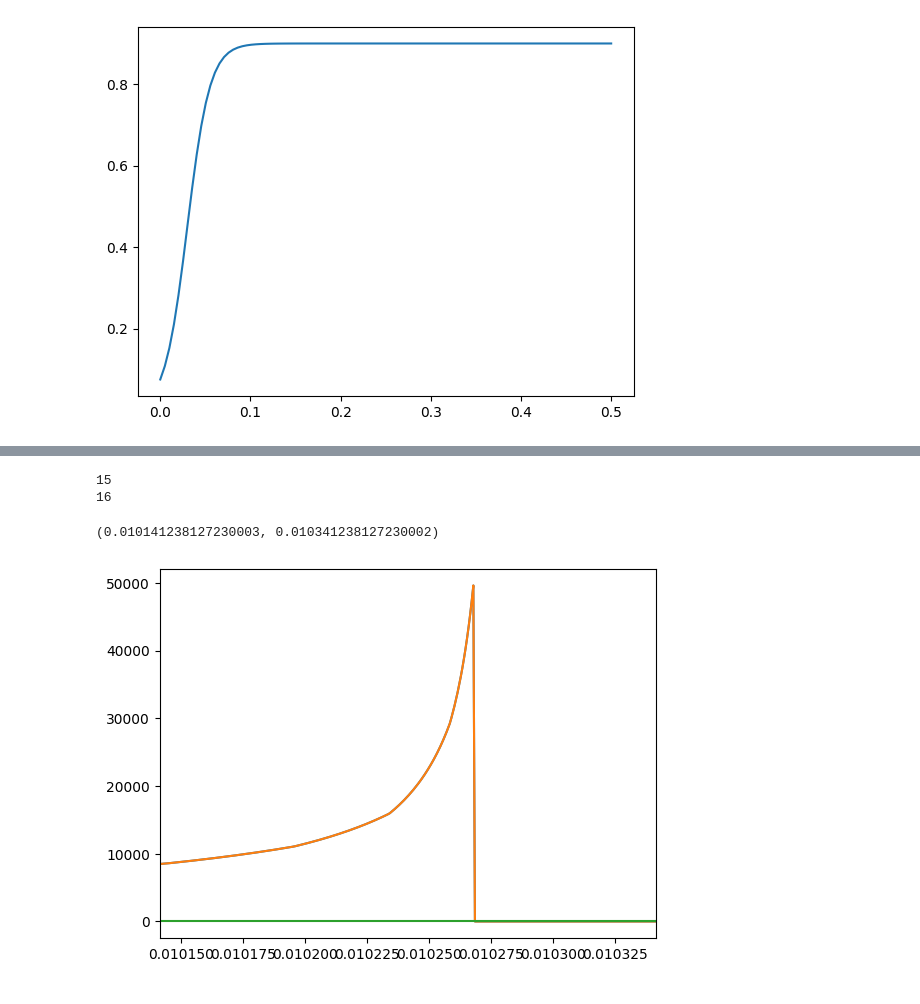
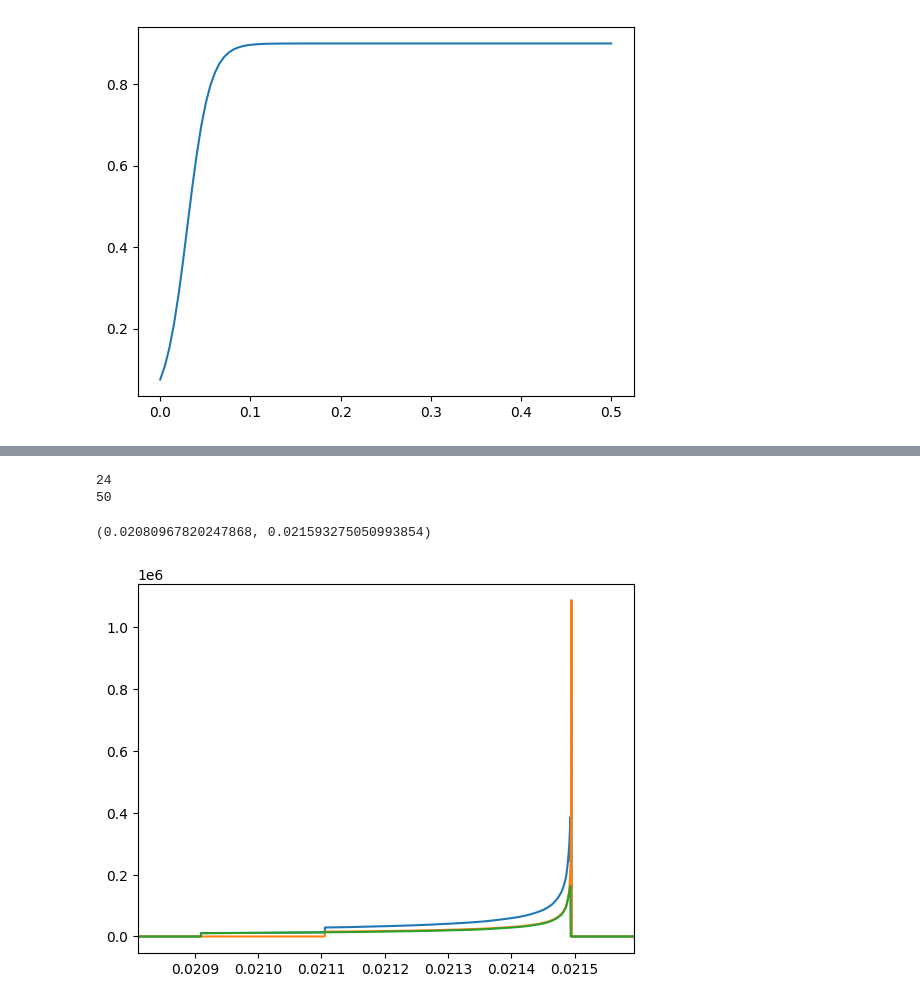
Before and after one commit to Schaeffer-Lab/Dec-2024-Shock-Data, a Jupyter notebook: particle_tracker.ipynb, the cells around one changed output, grey strips where cells are left out. Saved outputs shown, nothing was run; the diff lists cells and outputs as text; code cells hidden in the pictures.

```diff
--- a/particle_tracker.ipynb
+++ b/particle_tracker.ipynb
@@ -134,7 +134,7 @@ def track_particle_2D(
         x_max = 1,
         y_max = 1,
         dynamic_step = False,
-        fine_adjustment = 512):
+        fine_adjustment = 16):
     #initializing variables
     E = (Energy_eV * 1.6e-19)
     x_array = []
@@ -203,6 +203,7 @@ def track_particle_2D(
                 B = uniform_B
                 #grad_B = 1
             R = larmor_radius(E, B, charge_mass_ratio, charge_in_e)
+
             delta_theta_adjusted = delta_d/(R*fine_adjustment)
             delta_xv = R*math.sin(delta_theta_adjusted)
             delta_yv = R*(1-math.cos(delta_theta_adjusted))
@@ -223,10 +224,10 @@ Bdata = 0.9*0.5*(1+np.tanh(40*(Baxes-0.030)))
 IPradius = 0.14
 IPcenter = np.array([0.06,-0.12])
 
-E = 50
+E = 2500
 
 solidangle = 0.002
-N_particles = 91
+N_particles = 51
 thetarange = math.pi*np.linspace(-solidangle,solidangle,N_particles)
 
 plt.plot(Baxes,Bdata)
@@ -358,11 +316,24 @@ for i in range(len(IP_dist_val)):
 print(max_index)
 print(len(IP_dist_val)-1)
 
-if max_index < ((len(IP_dist_val))-3):
-    #print(IP_dist_val[i:])
+if max_index == 0:
+    interpart_dist_a = np.zeros(len(IP_dist_val))
+    interpart_dist_a[0] = 2*(np.abs(IP_dist_val[1]-IP_dist_val[0]))
+    interpart_dist_a[-1] = 2*(np.abs(IP_dist_val[-1]-IP_dist_val[-2]))
+
+    for i in range(len(IP_dist_val)-2):
+        interpart_dist_a[i+1] = np.abs(IP_dist_val[i+2]-IP_dist_val[i+1])+np.abs(IP_dist_val[i+1]-IP_dist_val[i+0])
+
+    IP_linspace = np.linspace(np.min(IP_dist_val)-0.0005,np.max(IP_dist_val)+0.0005,5000)
+    interp_interpart_a = np.interp(IP_linspace, np.flip(IP_dist_val), np.flip(interpart_dist_a), left=1e7, right=1e7)
+
+    Particle_Density_a = 1/interp_interpart_a
+    Particle_Density_b = 0*IP_linspace
+    Particle_Density = 1/interp_interpart_a
+elif 2 < max_index < ((len(IP_dist_val))-3):
+
     IP_dist_a = IP_dist_val[:max_index+1]
     IP_dist_b = IP_dist_val[max_index+1:]
-    #print(IP_dist_val[:max_index])
 
     interpart_dist_a = np.zeros(len(IP_dist_a))
     interpart_dist_a[0] = 2*(np.abs(IP_dist_a[1]-IP_dist_a[0]))
@@ -372,41 +343,58 @@ if max_index < ((len(IP_dist_val))-3):
 
     interpart_dist_b = np.zeros(len(IP_dist_b))
     interpart_dist_b[0] = 2*(np.abs(IP_dist_b[1]-IP_dist_b[0]))
     interpart_dist_b[-1] = 2*(np.abs(IP_dist_b[-1]-IP_dist_b[-2]))
     for i in range(len(IP_dist_b)-2):
         interpart_dist_b[i+1] = np.abs(IP_dist_b[i+2]-IP_dist_b[i+1])+np.abs(IP_dist_b[i+1]-IP_dist_b[i+0])
 
     IP_linspace = np.linspace(np.min(IP_dist_val)-0.0005,np.max(IP_dist_val)+0.0005,5000)
     interp_interpart_a = np.interp(IP_linspace, IP_dist_a, interpart_dist_a, left=1e7, right=1e7)
     interp_interpart_b = np.interp(IP_linspace, np.flip(IP_dist_b), np.flip(interpart_dist_b), left=1e7, right=1e7)
 
     Particle_Density_a = 1/interp_interpart_a
     Particle_Density_b = 1/interp_interpart_b
     Particle_Density = 1/interp_interpart_a + 1/interp_interpart_b
-else:
-    IP_dist_a = IP_dist_val[:max_index+1]
-    IP_dist_b = IP_dist_val[max_index+1:]
-    #print(IP_dist_val[:max_index])
+elif max_index < 3:
+    IP_dist_a = IP_dist_val[max_index:]
 
     interpart_dist_a = np.zeros(len(IP_dist_a))
     interpart_dist_a[0] = 2*(np.abs(IP_dist_a[1]-IP_dist_a[0]))
     interpart_dist_a[-1] = 2*(np.abs(IP_dist_a[-1]-IP_dist_a[-2]))
     for i in range(len(IP_dist_a)-2):
         interpart_dist_a[i+1] = np.abs(IP_dist_a[i+2]-IP_dist_a[i+1])+np.abs(IP_dist_a[i+1]-IP_dist_a[i+0])
+
+    IP_linspace = np.linspace(np.min(IP_dist_val)-0.0005,np.max(IP_dist_val)+0.0005,5000)
+    interp_interpart_a = np.interp(IP_linspace, np.flip(IP_dist_a), np.flip(interpart_dist_a), left=1e7, right=1e7)
+
+    Particle_Density_a = 1/interp_interpart_a
+    Particle_Density_b = 0*IP_linspace
+    Particle_Density = 1/interp_interpart_a
+else:
+    IP_dist_a = IP_dist_val[:max_index+1]
+
+    interpart_dist_a = np.zeros(len(IP_dist_a))
+    interpart_dist_a[0] = 2*(np.abs(IP_dist_a[1]-IP_dist_a[0]))
+    interpart_dist_a[-1] = 2*(np.abs(IP_dist_a[-1]-IP_dist_a[-2]))
+    for i in range(len(IP_dist_a)-2):
+        interpart_dist_a[i+1] = np.abs(IP_dist_a[i+2]-IP_dist_a[i+1])+np.abs(IP_dist_a[i+1]-IP_dist_a[i+0])
+
+    IP_linspace = np.linspace(np.min(IP_dist_val)-0.0005,np.max(IP_dist_val)+0.0005,5000)
+    interp_interpart_a = np.interp(IP_linspace, IP_dist_a, interpart_dist_a, left=1e7, right=1e7)
 
     Particle_Density_a = 1/interp_interpart_a
     Particle_Density_b = 0*IP_linspace
     Particle_Density = 1/interp_interpart_a
 
 plt.plot(IP_linspace, Particle_Density)
 plt.plot(IP_linspace, Particle_Density_a)
 plt.plot(IP_linspace, Particle_Density_b)
+
 plt.xlim(np.min(IP_dist_b)-0.0001,np.max(IP_dist_b)+0.0001)
 # %% [output]
-15
-16
+24
+50
-(0.010141238127230003, 0.010341238127230002)
+(0.02080967820247868, 0.021593275050993854)
-[figure, old version]
+[figure, new version]
 # %%
 theta_fine = np.linspace(thetarange[0],thetarange[-1],100)
 fine_dist_val = np.interp(theta_fine, thetarange, IP_dist_val)
```
Also changed, not shown: parts of 4 cells of this notebook.
